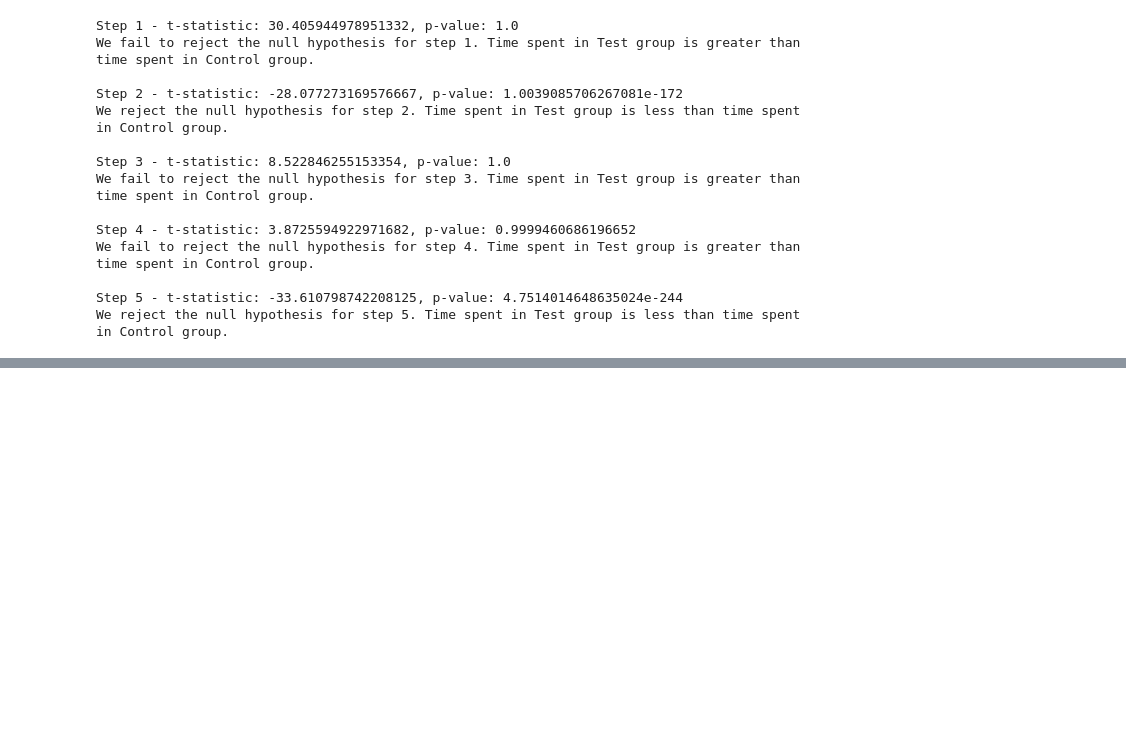
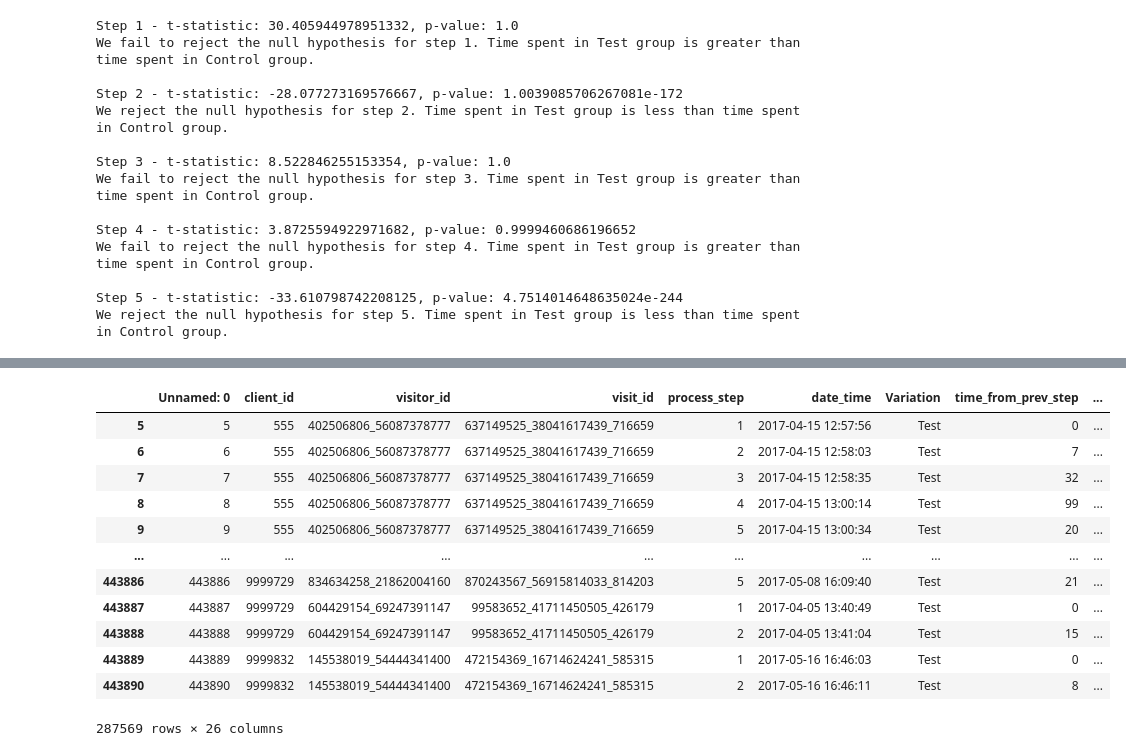
Before and after one commit to Ghonaim32/week5_6_project, a Jupyter notebook: notebooks/analysis_anas.ipynb, the cells around one changed output, grey strips where cells are left out. Cells and saved outputs as stored; diff of their text form; code cells hidden in the pictures; blank space fills up the shorter version.

```diff
--- a/notebooks/analysis_anas.ipynb
+++ b/notebooks/analysis_anas.ipynb
@@ -492,3 +485,19 @@ For example, when doing 'df[col].method(value, inplace=True)', try using 'df.met
+# %%
+df_no_outliers
+# %% [output]
+|  | Unnamed: 0 | client_id | visitor_id | visit_id | process_step | date_time | Variation | time_from_prev_step | ... |
+| 5 | 5 | 555 | 402506806_56087378777 | 637149525_38041617439_716659 | 1 | 2017-04-15 12:57:56 | Test | 0 | ... |
+| 6 | 6 | 555 | 402506806_56087378777 | 637149525_38041617439_716659 | 2 | 2017-04-15 12:58:03 | Test | 7 | ... |
+| 7 | 7 | 555 | 402506806_56087378777 | 637149525_38041617439_716659 | 3 | 2017-04-15 12:58:35 | Test | 32 | ... |
+| 8 | 8 | 555 | 402506806_56087378777 | 637149525_38041617439_716659 | 4 | 2017-04-15 13:00:14 | Test | 99 | ... |
+| 9 | 9 | 555 | 402506806_56087378777 | 637149525_38041617439_716659 | 5 | 2017-04-15 13:00:34 | Test | 20 | ... |
+| ... | ... | ... | ... | ... | ... | ... | ... | ... | ... |
+| 443886 | 443886 | 9999729 | 834634258_21862004160 | 870243567_56915814033_814203 | 5 | 2017-05-08 16:09:40 | Test | 21 | ... |
+| 443887 | 443887 | 9999729 | 604429154_69247391147 | 99583652_41711450505_426179 | 1 | 2017-04-05 13:40:49 | Test | 0 | ... |
+| 443888 | 443888 | 9999729 | 604429154_69247391147 | 99583652_41711450505_426179 | 2 | 2017-04-05 13:41:04 | Test | 15 | ... |
+| 443889 | 443889 | 9999832 | 145538019_54444341400 | 472154369_16714624241_585315 | 1 | 2017-05-16 16:46:03 | Test | 0 | ... |
+| 443890 | 443890 | 9999832 | 145538019_54444341400 | 472154369_16714624241_585315 | 2 | 2017-05-16 16:46:11 | Test | 8 | ... |
+287569 rows × 26 columns
 # %%
 df_no_outliers
 # %% [output]
```
Also changed, not shown: parts of 8 cells of this notebook, 4 other files.
